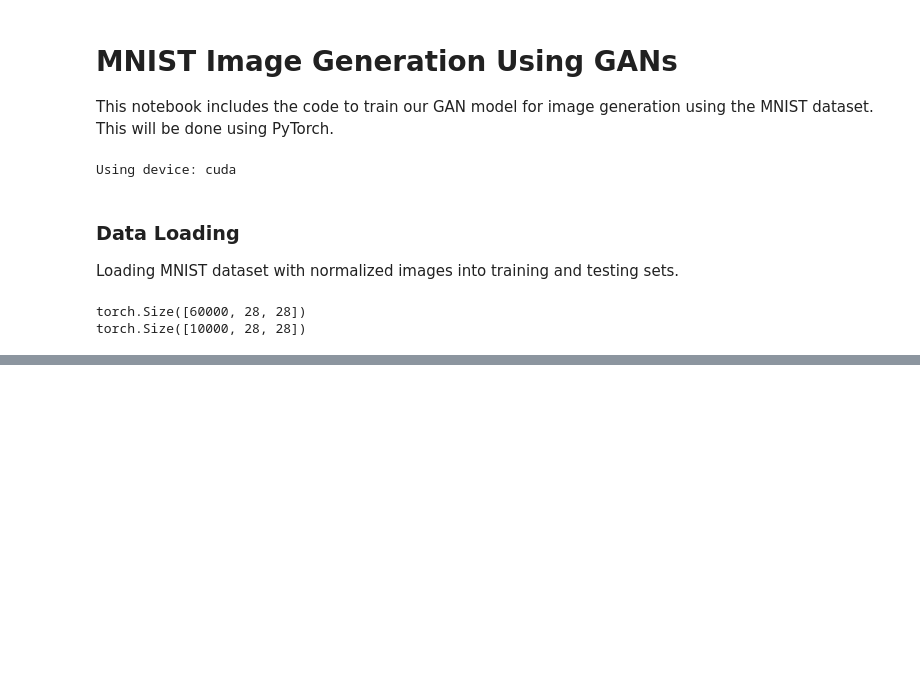
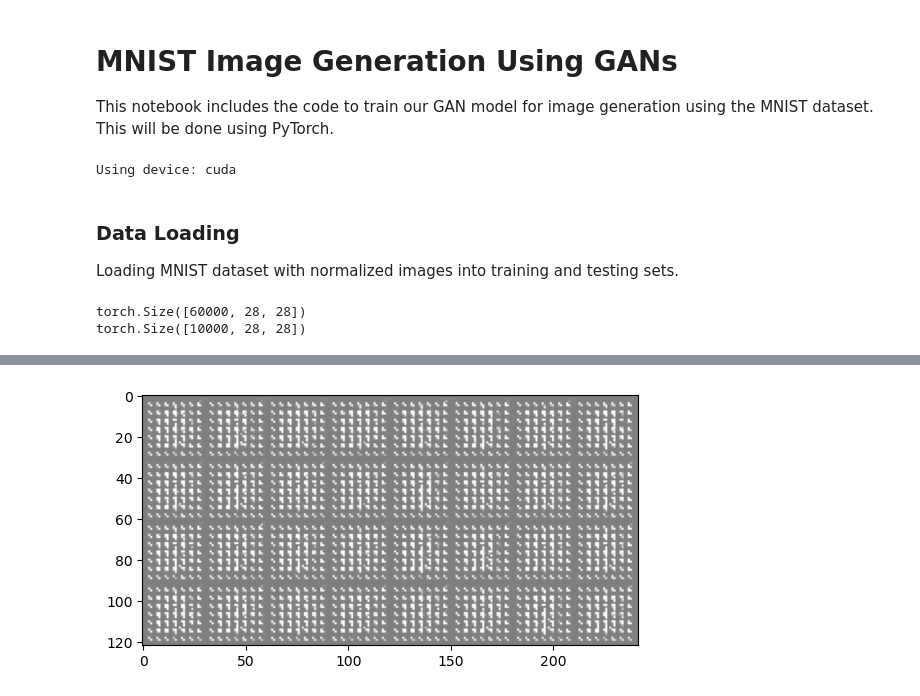
Before and after one commit to ohovey1/gan_image_generation, a Jupyter notebook: models.ipynb, the cells around one changed output, grey strips where cells are left out. Cells and saved outputs as stored; diff of their text form; code cells hidden in the pictures; blank space fills up the shorter version.

```diff
--- a/models.ipynb
+++ b/models.ipynb
@@ -46,0 +111,6 @@ torch.Size([10000, 28, 28])
+# %%
+generator = Generator().to(device)
+discriminator = Discriminator().to(device)
+
+print(generator)
+print(discriminator)
@@ -46,0 +135,7 @@ torch.Size([10000, 28, 28])
+# %%
+# Using binary cross entropy loss as loss function
+criterion = nn.BCELoss()
+
+# Define optimizers, using Adam optimizer for generatoer, SGD for discriminator
+g_optimizer = torch.optim.Adam(generator.parameters(), lr=0.0002, betas=(.5, .999))
+d_optimizer = torch.optim.SGD(discriminator.parameters(), lr=0.0002, momentum=.9)
@@ -46,0 +144,84 @@ torch.Size([10000, 28, 28])
+# %%
+num_epochs = 200
+d_losses = [] # list to store discriminator losses
+g_losses = [] # list to store generator losses
+# %%
+# Training loop
+for epoch in range(num_epochs):
+    for i, (real_images, _) in enumerate(train_loader):
+        real_images = real_images.to(device)
+        # noise = torch.randn_like(images) * 0.02  # Add small Gaussian noise
+        # noisy_real_images = images + noise
+        # noisy_real_images = noisy_real_images.to(device)
+        batch_size = real_images.size(0)
+
+        # Create labels for real and fake images
+        # rand_real_noise = round(random.uniform(0.7, 1), 1)
+        # rand_fake_noise = round(random.uniform(0, 0.3), 1)
+        real_labels = torch.ones(batch_size, 1, dtype=torch.float).to(device) #* rand_real_noise # Label smoothing for real labels, replace with random float between .7 and 1.2
+        fake_labels = torch.zeros(batch_size, 1, dtype=torch.float).to(device) #* rand_fake_noise # replace fake labels with random float between 0 and .3
+
+        # =================================
+        # Training Discriminator
+
+        # Train discriminator with real images
+        d_optimizer.zero_grad()
+        outputs = discriminator(real_images).view(-1, 1)
+        d_loss_real = criterion(outputs, real_labels)
+        d_loss_real.backward()
+
+        # Train discriminator with fake images
+        noise = torch.randn(batch_size, 100, 1, 1).to(device)
+        fake_images = generator(noise)
+        outputs = discriminator(fake_images.detach()).view(-1, 1)
+        d_loss_fake = criterion(outputs, fake_labels)
+        d_loss_fake.backward() # Backward pass
+        d_optimizer.step() # Update discriminator weights
+
+        # =================================
+        # Training Generator
+        #for _ in range(3): # Train generator twice
+        g_optimizer.zero_grad()
+        # fake_labels_for_g = torch.ones(batch_size, 1).to(device) # Create fake labels for generator. Labels for the fake images are flipped to real.
+        # fake_images = generator(noise)
+        outputs = discriminator(fake_images).view(-1,1)
+        g_loss = criterion(outputs, real_labels)
+        g_loss.backward() # Backward pass
+        g_optimizer.step() # Update generator weights
+
+        # ===================================
+        # Monitor training
+        #if i % 100 == 0:
+    print(f"Epoch [{epoch+1}/{num_epochs}], Step [{i+1}/{len(train_loader)}], D Loss: {d_loss_real.item() + d_loss_fake.item():.4f}, G Loss: {g_loss.item():.4f}")
+
+    # Store losses for plotting after each epoch
+    d_losses.append(d_loss_real.item() + d_loss_fake.item())
+    g_losses.append(g_loss.item())
+
+    with torch.no_grad():
+        fake_images = generator(noise).cpu()
+        grid = torchvision.utils.make_grid(fake_images, normalize=True)
+        imshow(grid)
+
+    # Plot the losses every 10 epochs
+    if epoch % 10 == 0:
+        plt.figure(figsize=(10, 5))
+        plt.plot(d_losses, label="Discriminator Loss")
+        plt.plot(g_losses, label="Generator Loss")
+        plt.xlabel("Epoch")
+        plt.ylabel("Loss")
+        plt.legend()
+        plt.title("Losses during GAN Training")
+        plt.show()
+
+# Save the generator model and weights
+# Saving the model structure as JSON
+model_structure = generator.model.__repr__()
+with open('generator.json', 'w') as json_file:
+    json.dump(model_structure, json_file)
+
+# Saving the model weights
+torch.save(generator.state_dict(), 'generator.h5')
+
+print("Training completed and models saved.")
+# %% [output]
@@ -46,0 +229 @@ torch.Size([10000, 28, 28])
+[figure, added]
```
Also changed, not shown: parts of 11 cells of this notebook, 10 other files.
